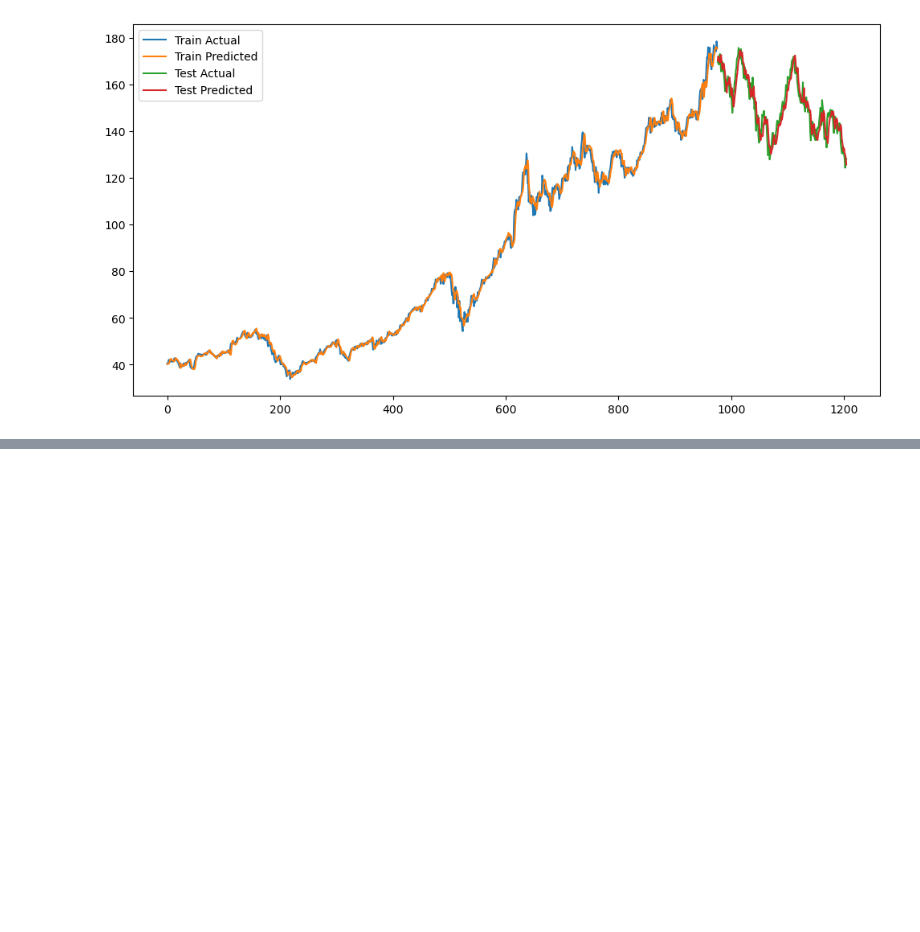
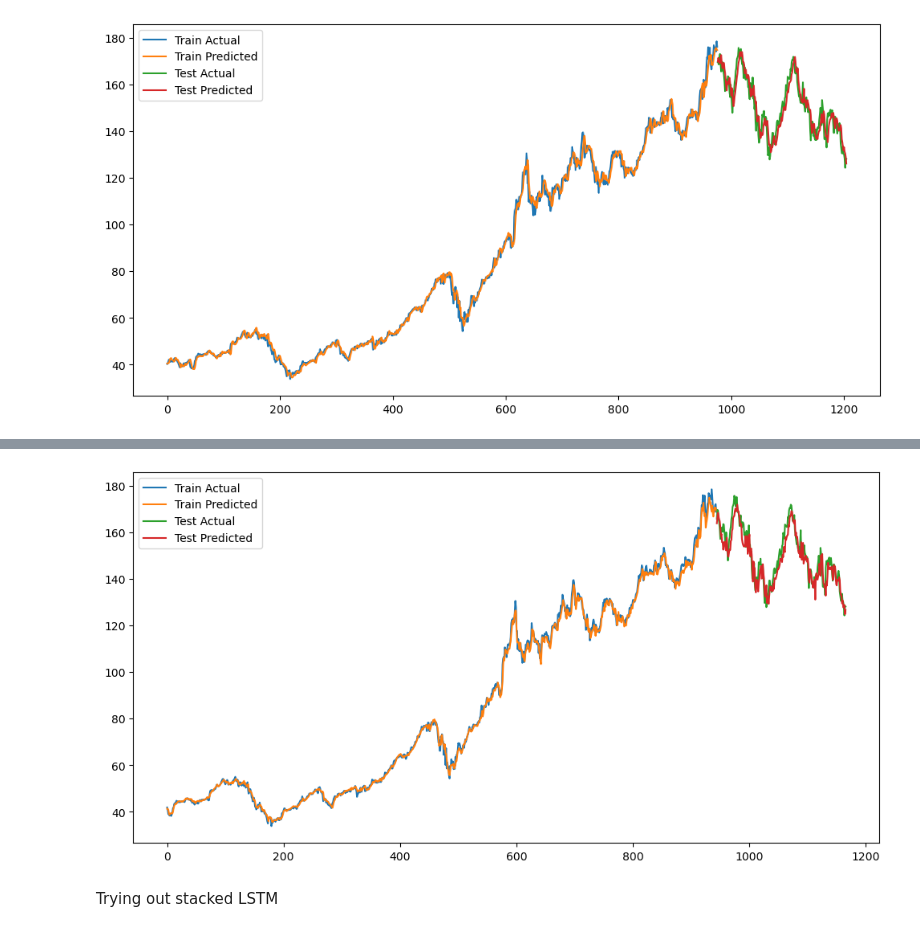
Before and after one commit to varnan6/Stock_Forecaster, a Jupyter notebook: forecast.ipynb, the cells around one changed output, grey strips where cells are left out. Cells and saved outputs as stored; diff of their text form; code cells hidden in the pictures; blank space fills up the shorter version.

```diff
--- a/forecast.ipynb
+++ b/forecast.ipynb
@@ -127,0 +211,13 @@ plt.show()
+# %%
+bb_indicator = ta.volatility.BollingerBands(
+    close=data['Close'].squeeze(),
+    window=14,
+    window_dev=2
+)
+
+data['BB_mavg'] = bb_indicator.bollinger_mavg()
+data['BB_hband']= bb_indicator.bollinger_hband()
+data['BB_lband']= bb_indicator.bollinger_lband()
+data['BB_pband'] = bb_indicator.bollinger_pband()
+# %%
+data.dropna(inplace = True)
@@ -127,0 +262,7 @@ plt.show()
+# %%
+model2 = Sequential()
+model2.add(LSTM(50, input_shape=(look_back, X_train_LSTM_2.shape[2])))
+model2.add(Dense(1))
+model2.compile(optimizer='adam', loss='mean_squared_error')
+# %%
+model2.fit(X_train_LSTM_2, y_train_LSTM_2, epochs=200, batch_size=16, verbose=1)
@@ -127,0 +288,23 @@ plt.show()
+# %%
+train_pred_2 = model2.predict(X_train_LSTM_2)
+test_pred_2 = model2.predict(X_test_LSTM_2)
+
+train_pred_inv_2 = scaler_y_2.inverse_transform(train_pred_2)
+y_train_inv_2 = scaler_y_2.inverse_transform(y_train_LSTM_2)
+test_pred_inv_2 = scaler_y_2.inverse_transform(test_pred_2)
+y_test_inv_2 = scaler_y_2.inverse_transform(y_test_LSTM_2)
+
+train_rmse_2 = np.sqrt(mean_squared_error(y_train_inv_2, train_pred_inv_2))
+test_rmse_2 = np.sqrt(mean_squared_error(y_test_inv_2, test_pred_inv_2))
+
+print(f"Train RMSE: {train_rmse_2:.2f}")
+print(f"Test RMSE: {test_rmse_2:.2f}")
+
+plt.figure(figsize=(12,6))
+plt.plot(np.arange(len(y_train_inv_2)), y_train_inv_2, label='Train Actual')
+plt.plot(np.arange(len(train_pred_inv_2)), train_pred_inv_2, label='Train Predicted')
+plt.plot(np.arange(len(y_train_inv_2), len(y_train_inv_2)+len(y_test_inv_2)), y_test_inv_2, label='Test Actual')
+plt.plot(np.arange(len(y_train_inv_2), len(y_train_inv_2)+len(test_pred_inv_2)), test_pred_inv_2, label='Test Predicted')
+plt.legend()
+plt.show()
+# %% [output]
@@ -127,0 +315,3 @@ plt.show()
+[figure, added]
+# %% [markdown]
+Trying out stacked LSTM
```
Also changed, not shown: parts of 34 cells of this notebook.
